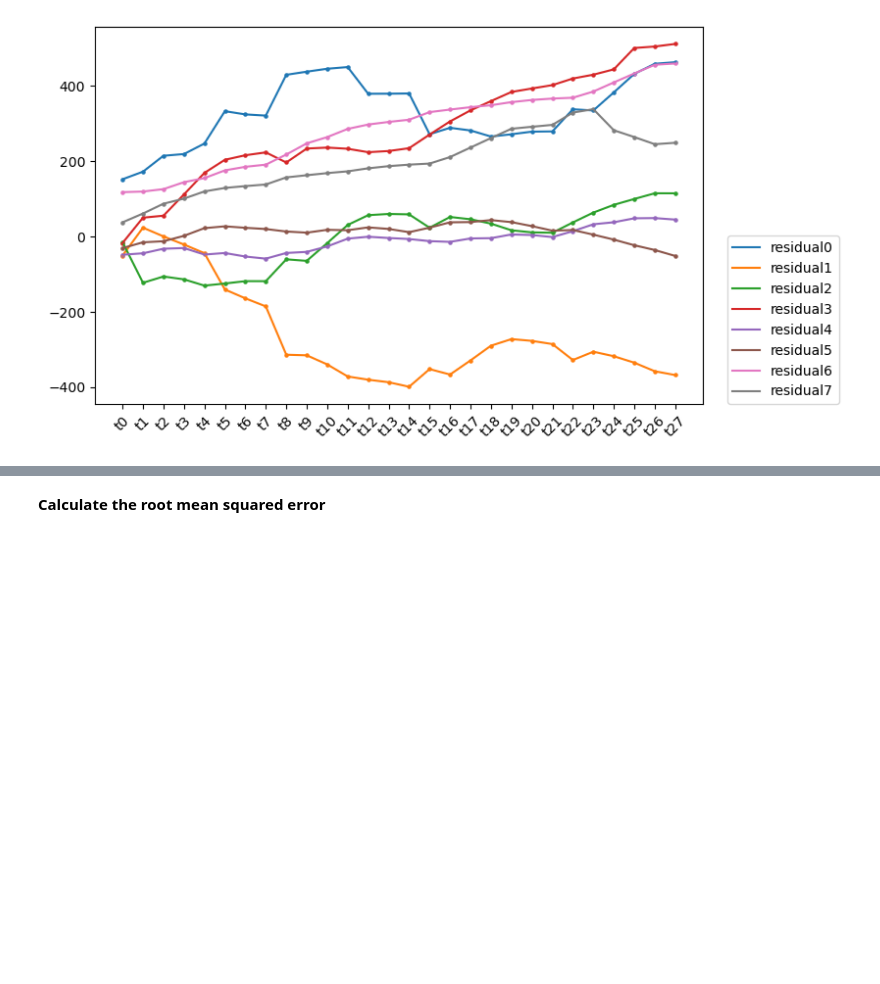
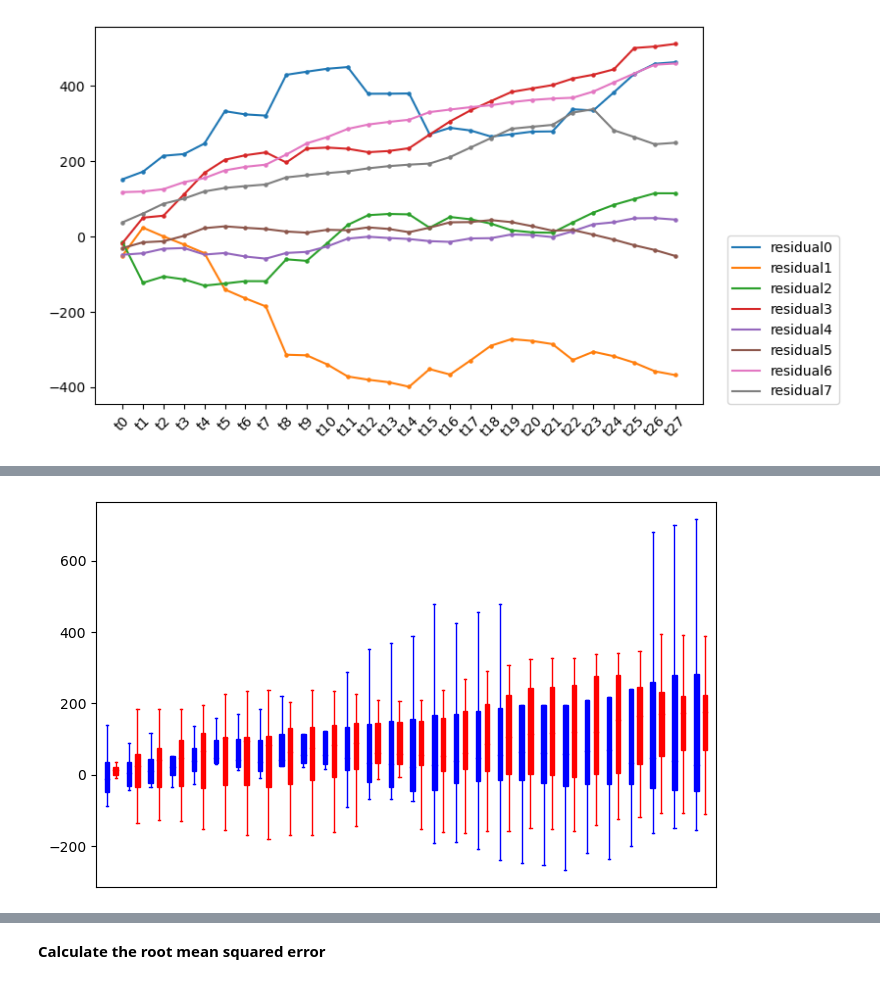
Before and after one commit to nishnig07/forecast-competition, a Jupyter notebook: Forecast_competition - all trials.ipynb, the cells around one changed output, grey strips where cells are left out. Saved outputs shown, nothing was run; the diff lists cells and outputs as text; code cells hidden in the pictures; blank space fills up the shorter version.

```diff
--- a/Forecast_competition - all trials.ipynb
+++ b/Forecast_competition - all trials.ipynb
@@ -772,0 +705,31 @@ plt.show()
+# %%
+import seaborn as sns
+#print(df_residual)
+#df_residual1=df_residual1.drop(['idx'], axis=1)
+fig = plt.figure(figsize=(8,5))
+#df_residual1['idx'] = idx
+df_residual1=df_residual1.reset_index(drop=True)
+df_residualtrans1 = df_residual1.transpose()
+#sns.violinplot(data=df_residual)
+#print(df_residualtrans1)
+plt.xticks(rotation=45)
+
+boxplot1=plt.boxplot(df_residualtrans1,patch_artist=True, showfliers=False,
+                           positions=np.arange(df_residualtrans1.shape[1]), widths=0.2)
+boxplot=plt.boxplot(df_residualtrans, patch_artist=True, showfliers=False,
+                           positions=np.arange(df_residualtrans.shape[1])+.4, widths=0.2)
+for _, line_list in boxplot1.items():
+    for line in line_list:
+        line.set_color('blue')
+for _, line_list in boxplot.items():
+    for line in line_list:
+        line.set_color('red')
+#plt.boxplot(df_residual)
+plt.tick_params(axis='x',          # changes apply to the x-axis
+    which='major',      # both major and minor ticks are affected
+    bottom=False,      # ticks along the bottom edge are off
+    top=False,         # ticks along the top edge are off
+    labelbottom=False)
+#plt.xticks(np.arange(28), rotation=45)
+# %% [output]
+[figure, added]
```
Also changed, not shown: parts of 9 cells of this notebook.
